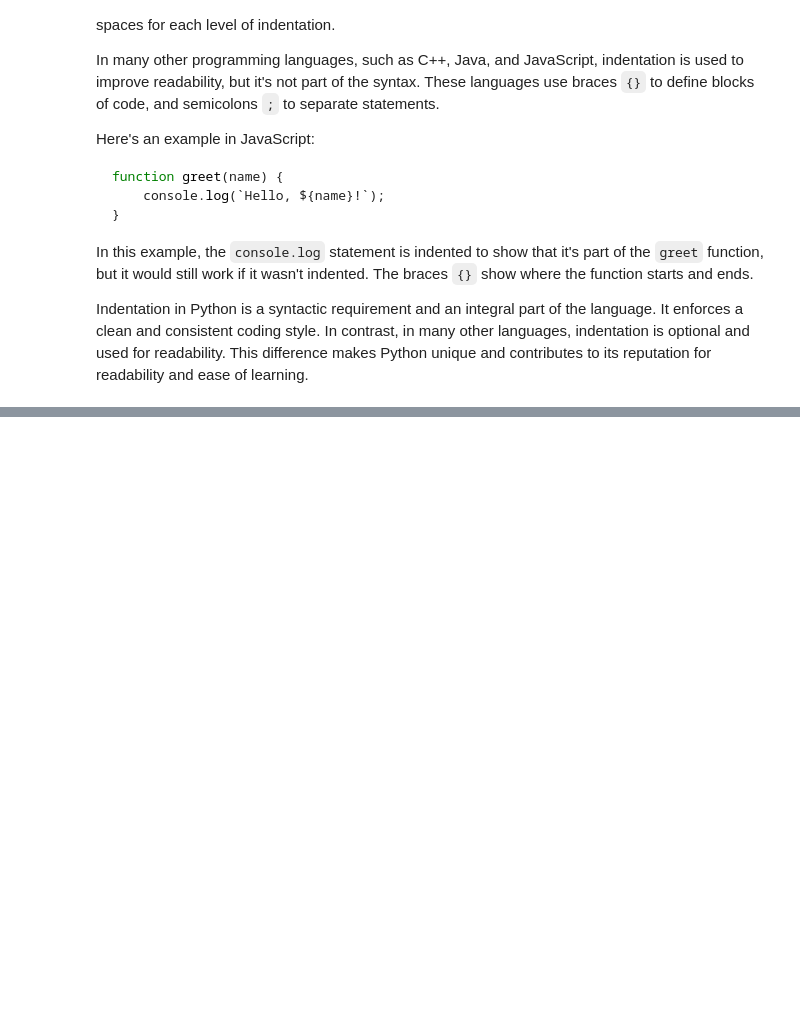
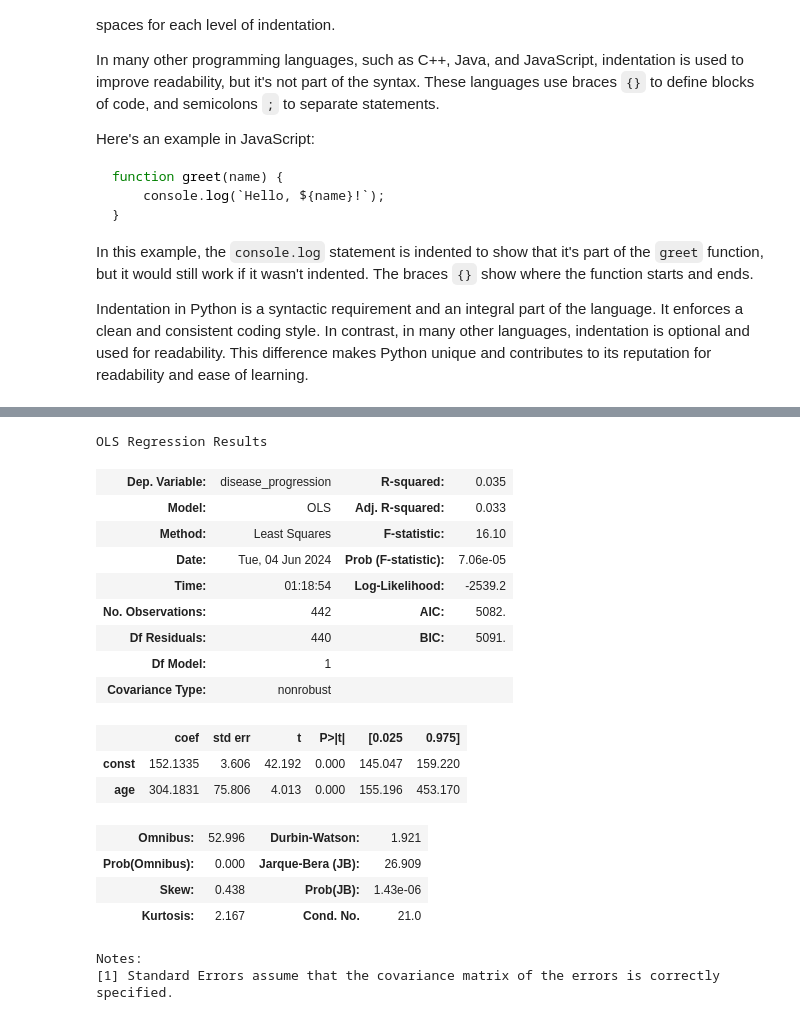
Before and after one commit to seinjonetan/mfre_workshop, a Jupyter notebook: python/python_2024/py_intro.ipynb, the cells around one changed output, grey strips where cells are left out. Drawn from its saved outputs; the diff is of its cells as text; code cells hidden in the pictures; blank space fills up the shorter version.

Commit message:
feat: completed section on data handling and machine learning

```diff
--- a/python/python_2024/py_intro.ipynb
+++ b/python/python_2024/py_intro.ipynb
@@ -304,0 +535,44 @@ Indentation in Python is a syntactic requirement and an integral part of the lan
+# %%
+from sklearn.datasets import load_diabetes
+import pandas as pd
+import statsmodels.api as sm
+
+# Load the 'diabetes' dataset
+diabetes = load_diabetes()
+
+# Create a DataFrame with the feature data
+df = pd.DataFrame(diabetes.data, columns=diabetes.feature_names)
+
+# Add the target variable to the DataFrame
+df['disease_progression'] = diabetes.target
+
+# Print the first few rows of the DataFrame
+df.head()
+
+# Perform ols for age on disease progression
+X = df['age']
+y = df['disease_progression']
+
+X = sm.add_constant(X)
+model = sm.OLS(y, X).fit()
+model.summary()
+# %% [output]
+OLS Regression Results
+| Dep. Variable: | disease_progression | R-squared: | 0.035 |
+| Model: | OLS | Adj. R-squared: | 0.033 |
+| Method: | Least Squares | F-statistic: | 16.10 |
+| Date: | Tue, 04 Jun 2024 | Prob (F-statistic): | 7.06e-05 |
+| Time: | 01:18:54 | Log-Likelihood: | -2539.2 |
+| No. Observations: | 442 | AIC: | 5082. |
+| Df Residuals: | 440 | BIC: | 5091. |
+| Df Model: | 1 |  |  |
+| Covariance Type: | nonrobust |  |  |
+|  | coef | std err | t | P>|t| | [0.025 | 0.975] |
+| const | 152.1335 | 3.606 | 42.192 | 0.000 | 145.047 | 159.220 |
+| age | 304.1831 | 75.806 | 4.013 | 0.000 | 155.196 | 453.170 |
+| Omnibus: | 52.996 | Durbin-Watson: | 1.921 |
+| Prob(Omnibus): | 0.000 | Jarque-Bera (JB): | 26.909 |
+| Skew: | 0.438 | Prob(JB): | 1.43e-06 |
+| Kurtosis: | 2.167 | Cond. No. | 21.0 |
+Notes:
+[1] Standard Errors assume that the covariance matrix of the errors is correctly specified.
```
Also changed, not shown: parts of 13 cells of this notebook.
